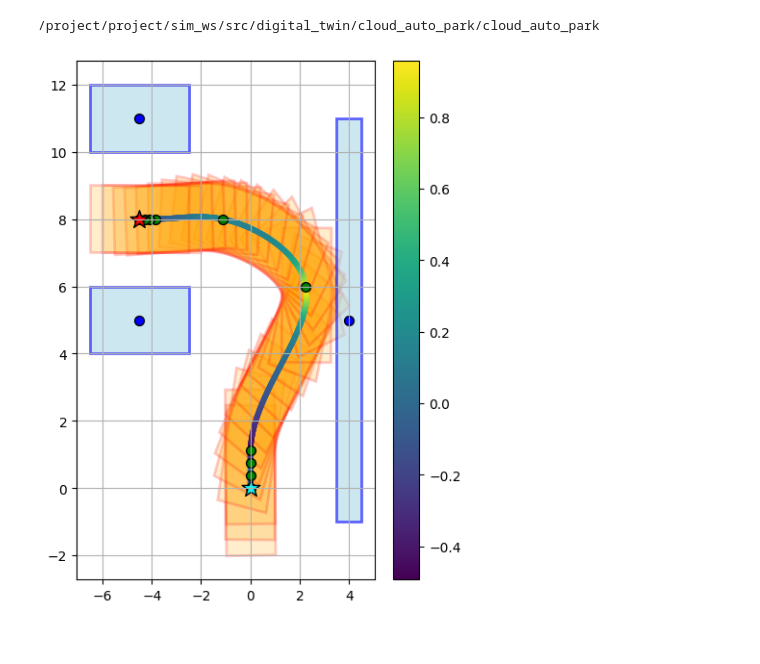
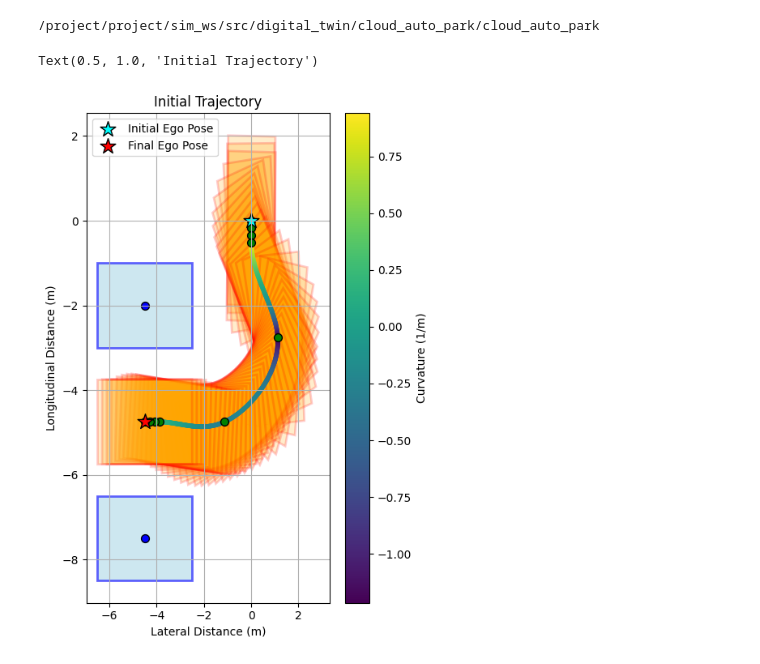
Before and after one commit to SamKhzym/cloud-auto-park, a Jupyter notebook: sim_ws/src/digital_twin/cloud_auto_park/analysis/planning.ipynb, the cells around one changed output. Cells and saved outputs as stored; diff of their text form; code cells hidden in the pictures.

Commit message:
refactored stuff to do backwards parking; working well but optimizer converging slow

```diff
--- a/sim_ws/src/digital_twin/cloud_auto_park/analysis/planning.ipynb
+++ b/sim_ws/src/digital_twin/cloud_auto_park/analysis/planning.ipynb
@@ -12,11 +12,13 @@ from trajectory_utils import *
 # %% [output]
 /project/project/sim_ws/src/digital_twin/cloud_auto_park/cloud_auto_park
 # %%
-x_sep = 5.0
+x_sep = 2.0
 y_sep = 4.5
-obb_1 = OrientedBoundingBox(x_sep, y_sep, 4.0, 2.0, math.pi/2)
-obb_2 = OrientedBoundingBox(x_sep + 6.0, y_sep, 4.0, 2.0, math.pi/2)
+obstacle_sep = 5.5
+obb_1 = OrientedBoundingBox(-x_sep, y_sep, 4.0, 2.0, math.pi/2)
+obb_2 = OrientedBoundingBox(-x_sep - obstacle_sep, y_sep, 4.0, 2.0, math.pi/2)
 wall = OrientedBoundingBox(5.0, -4.0, 12.0, 1.0, 0.0)
-obstacles = [obb_1, obb_2, wall]
-# obstacles = [obb_1, obb_2]
-desired_pose = OrientedBoundingBox(x_sep + 3.0, y_sep, 4.0, 2.0, math.pi/2)
+obstacles = [obb_1, obb_2]
+desired_pose = OrientedBoundingBox(-x_sep - (obstacle_sep / 2.0), y_sep, 4.0, 2.0, -math.pi/2)
+traj_optimizer = TrajectoryOptimizer(method='BFGS')
+traj_optimizer.generate_optimal_trajectory(desired_pose, obstacles)
@@ -26,5 +25,7 @@ traj_optimizer.generate_optimal_trajectory(desired_pose, obstacles)
 # %%
-plot_desired_path(traj_optimizer.initial_traj, obstacles, num_intermediate_ego=30)
+fig, ax = plot_desired_path(traj_optimizer.initial_traj, obstacles, num_intermediate_ego=50)
+ax.set_title('Initial Trajectory')
 # %% [output]
+Text(0.5, 1.0, 'Initial Trajectory')
-[figure, old version]
+[figure, new version]
 # %%
```
Also changed, not shown: parts of 12 cells of this notebook, 1 other file.
